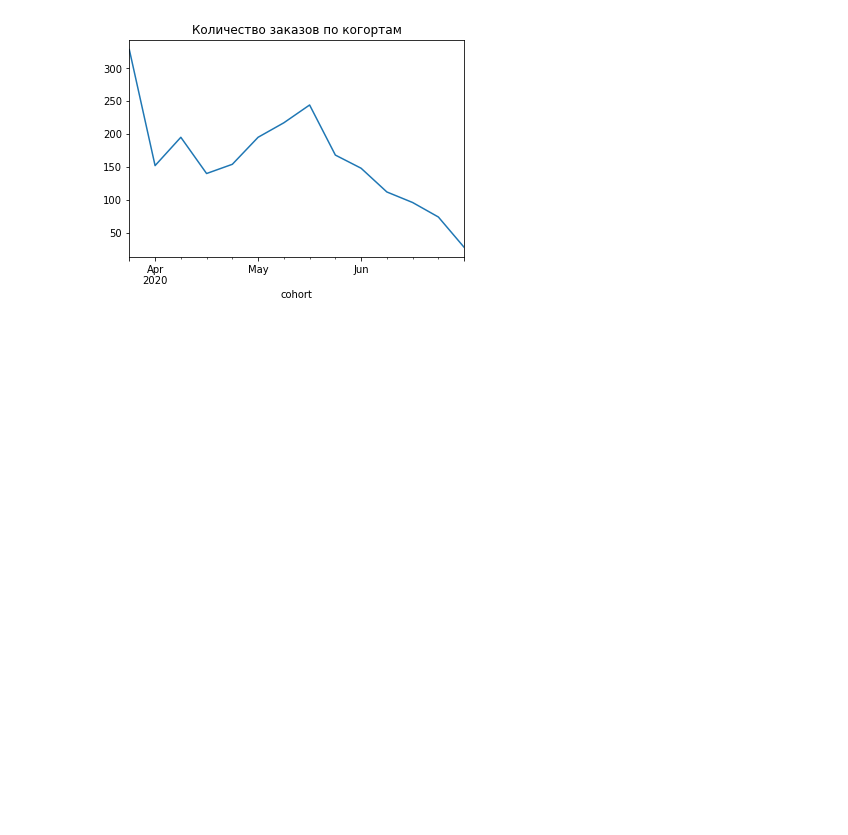
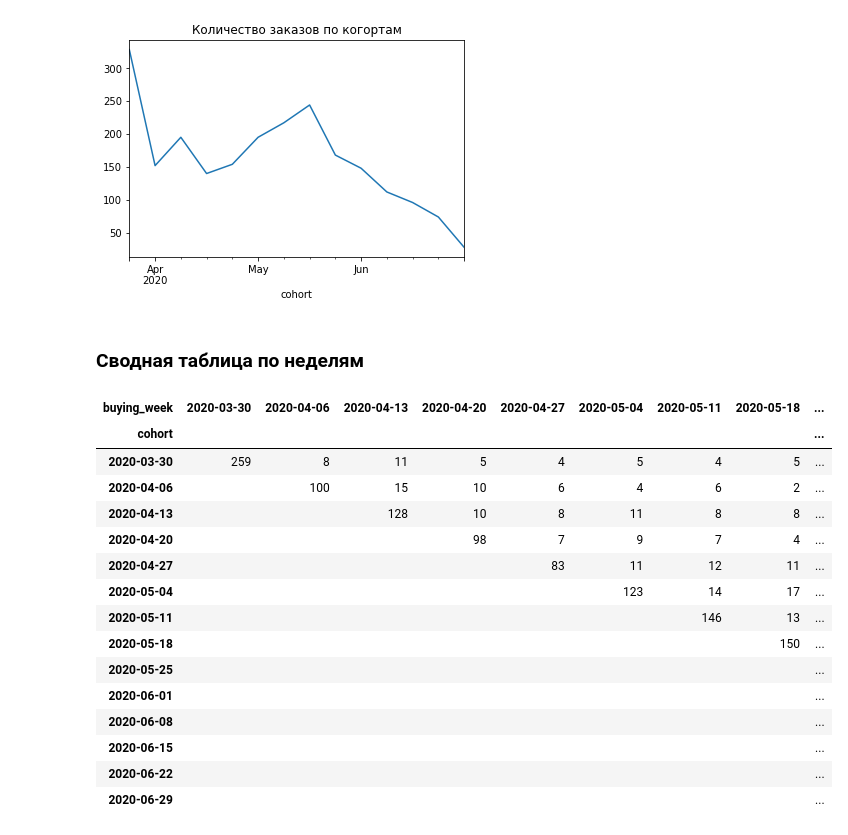
Before and after one commit to LotFullKa/PyProjects, a Jupyter notebook: praktika.ipynb, the cells around one changed output. Cells and saved outputs as stored; diff of their text form; code cells hidden in the pictures; blank space fills up the shorter version.

```diff
--- a/praktika.ipynb
+++ b/praktika.ipynb
@@ -140,3 +151,31 @@ group_by_cohort['count'].plot(title='Количество заказов по к
 # %% [output]
 <matplotlib.axes._subplots.AxesSubplot at 0x...>
 [figure]
+# %% [markdown]
+### Сводная таблица по неделям
+# %%
+pivoted = merged_data.pivot_table(
+    values='cost',
+    index='cohort',
+    columns='buying_week',
+    aggfunc='count',
+)
+
+pivoted.fillna('')
+# %% [output]
+| buying_week | 2020-03-30 | 2020-04-06 | 2020-04-13 | 2020-04-20 | 2020-04-27 | 2020-05-04 | 2020-05-11 | 2020-05-18 | ... |
+| cohort |  |  |  |  |  |  |  |  | ... |
+| 2020-03-30 | 259 | 8 | 11 | 5 | 4 | 5 | 4 | 5 | ... |
+| 2020-04-06 |  | 100 | 15 | 10 | 6 | 4 | 6 | 2 | ... |
+| 2020-04-13 |  |  | 128 | 10 | 8 | 11 | 8 | 8 | ... |
+| 2020-04-20 |  |  |  | 98 | 7 | 9 | 7 | 4 | ... |
+| 2020-04-27 |  |  |  |  | 83 | 11 | 12 | 11 | ... |
+| 2020-05-04 |  |  |  |  |  | 123 | 14 | 17 | ... |
+| 2020-05-11 |  |  |  |  |  |  | 146 | 13 | ... |
+| 2020-05-18 |  |  |  |  |  |  |  | 150 | ... |
+| 2020-05-25 |  |  |  |  |  |  |  |  | ... |
+| 2020-06-01 |  |  |  |  |  |  |  |  | ... |
+| 2020-06-08 |  |  |  |  |  |  |  |  | ... |
+| 2020-06-15 |  |  |  |  |  |  |  |  | ... |
+| 2020-06-22 |  |  |  |  |  |  |  |  | ... |
+| 2020-06-29 |  |  |  |  |  |  |  |  | ... |
```
Also changed, not shown: parts of 13 cells of this notebook.
